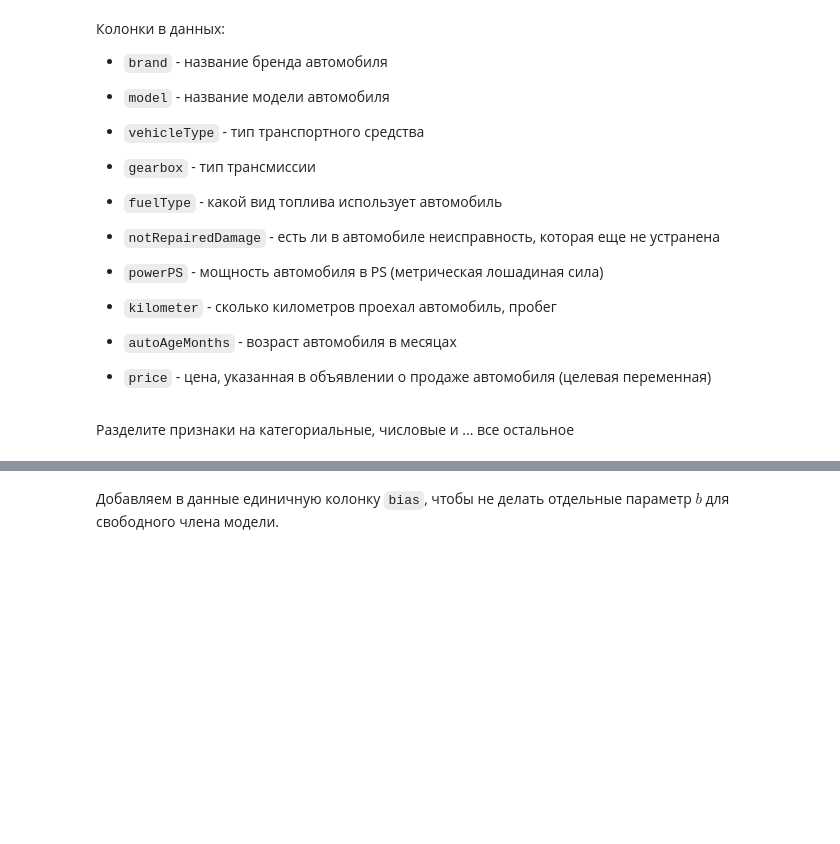
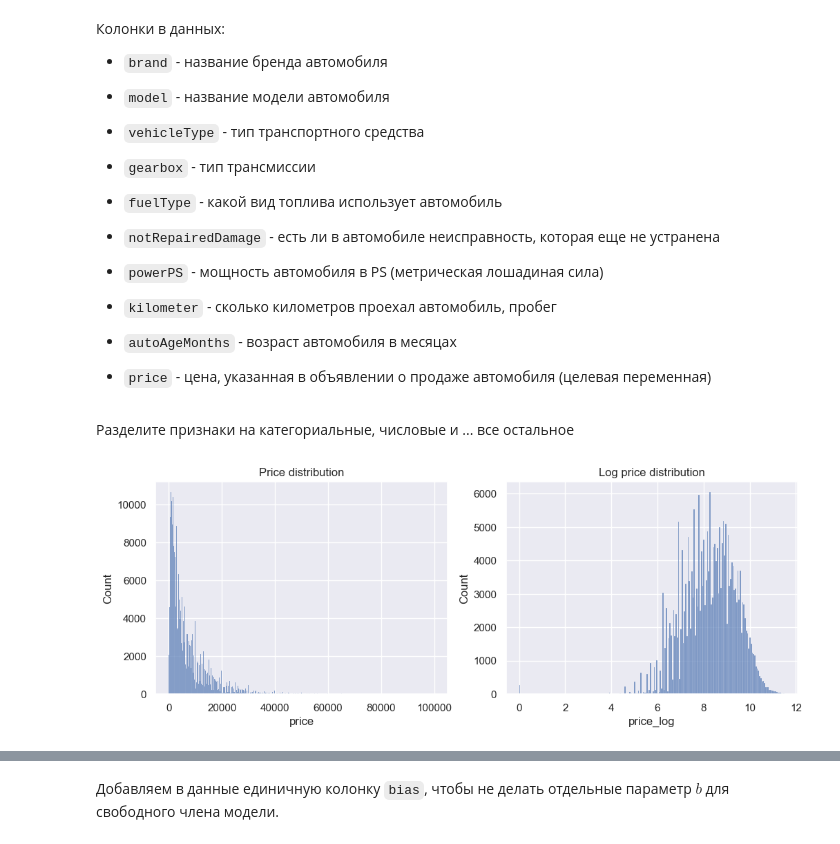
Before and after one commit to Shel2123/ML1_hw, a Jupyter notebook: hw2/Homework Practice 02 GD Соседов.ipynb, the cells around one changed output, grey strips where cells are left out. Drawn from its saved outputs; the diff is of its cells as text; code cells hidden in the pictures; blank space fills up the shorter version.

```diff
--- a/hw2/Homework Practice 02 GD Соседов.ipynb
+++ b/hw2/Homework Practice 02 GD Соседов.ipynb
@@ -542,2 +587,20 @@ other = []
 
 # YOUR CODE (EDA) HERE ٩(⁎❛ᴗ❛⁎)۶
+# %%
+fig, axes = plt.subplots(1, 2, figsize=(12, 4))
+
+sns.histplot(
+    data['price'],
+    ax=axes[0]
+)
+axes[0].set_title("Price distribution")
+
+data["price_log"] = np.log(data["price"])
+sns.histplot(
+    data['price_log'],
+    ax=axes[1]
+)
+axes[1].set_title("Log price distribution")
+plt.show()
+# %% [output]
+[figure, added]
```
Also changed, not shown: parts of 24 cells of this notebook, 5 other files.
